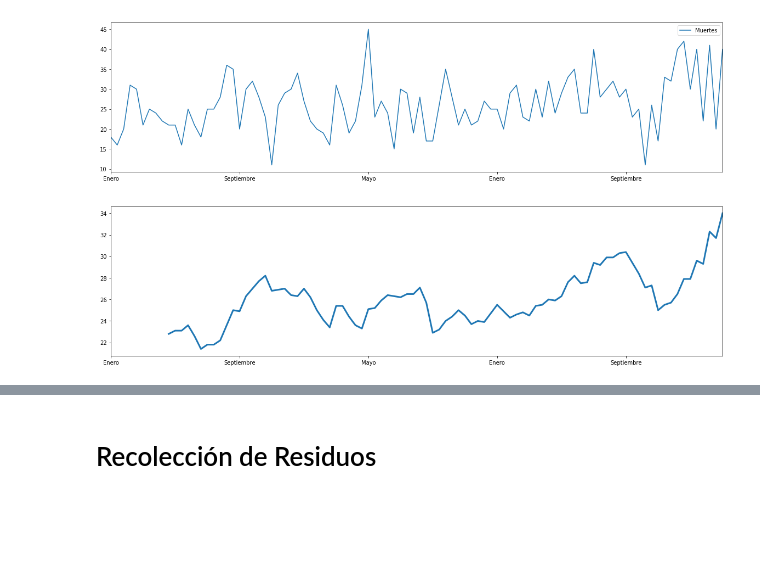
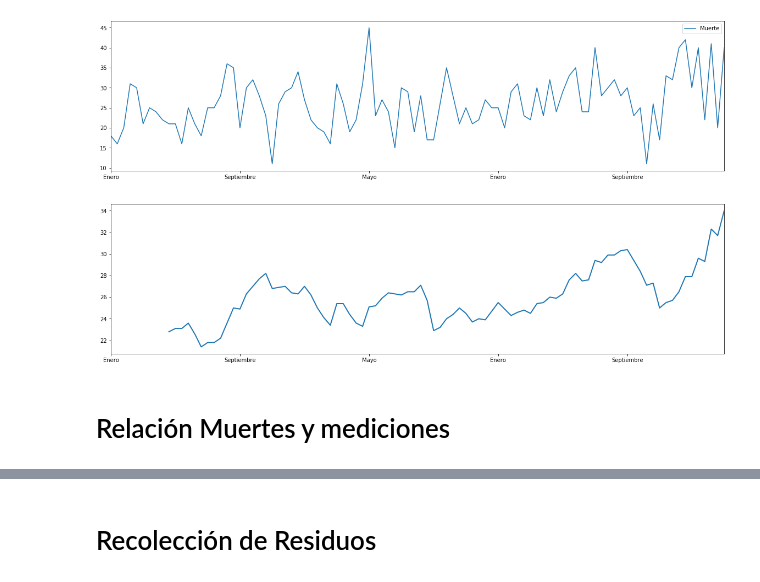
Before and after one commit to JefeLitman/Sustainable_Development_from_Air_Quality, a Jupyter notebook: EDABOGOTA.ipynb, the cells around one changed output, grey strips where cells are left out. Cells and saved outputs as stored; diff of their text form; code cells hidden in the pictures; blank space fills up the shorter version.

```diff
--- a/EDABOGOTA.ipynb
+++ b/EDABOGOTA.ipynb
@@ -81,6 +83,7 @@ sns.heatmap(corr, mask=mask, cmap=cmap, vmax=.3, center=0,
 # Salud - Muertes por enfermedades respiratorias
 # %%
 path = "/content/gdrive/My Drive/Datos/Resources/Bogota/medicionesMuertes/muertesAnuales.xlsx"
+path = "data/medicionesMuertes/muertesAnuales.xlsx"
 # %%
 muertesAnuales = pd.read_excel(path)
 muertesAnuales = muertesAnuales.set_index('Fecha')
@@ -114,6 +117,8 @@ muertesAnualesSerie.plot(figsize=(20,5));
 # %% [output]
 [figure]
 # %%
-muertesAnualesSerie.Muertes.rolling(10).mean().plot(figsize=(20,5), linewidth=2, fontsize=10);
+muertesAnualesSerie.Muerte.rolling(10).mean().plot(figsize=(20,5), linewidth=2, fontsize=10);
 # %% [output]
-[figure, old version]
+[figure, new version]
+# %% [markdown]
+# Relación Muertes y mediciones
```
Also changed, not shown: parts of 13 cells of this notebook, 1 other file.
